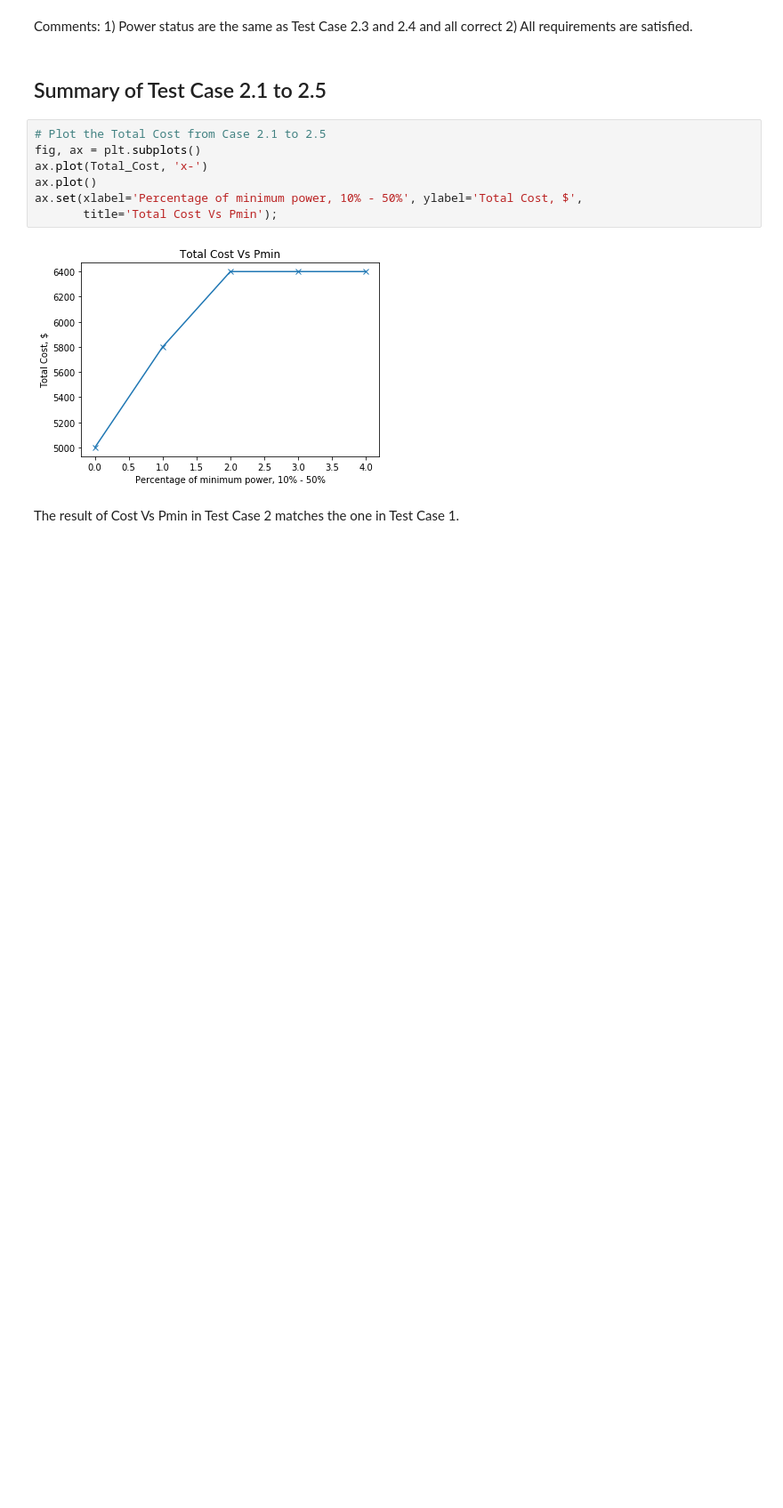
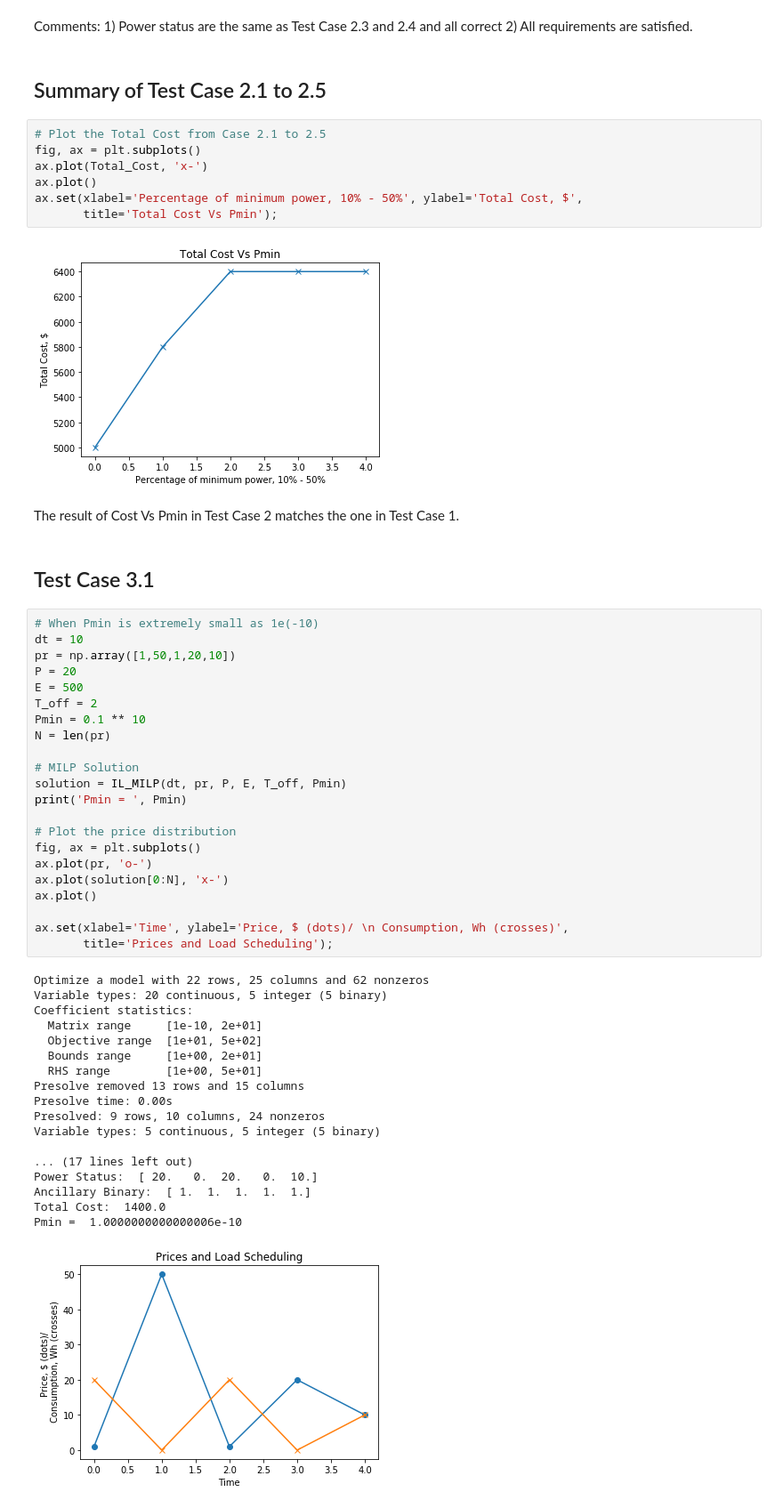
Before and after one commit to SiyueZoe/FYP-Project, a Jupyter notebook: Sensitivity Test for Pmin in IL_with_EM_MILP.ipynb, the cells around one changed output. Shown at 89% size. Saved outputs shown, nothing was run; the diff lists cells and outputs as text; blank space fills up the shorter version.

Commit message:
Comparison between IL w/ EM and IL w/o EM when Pmin is extremely small is added in

```diff
--- a/Sensitivity Test for Pmin in IL_with_EM_MILP.ipynb
+++ b/Sensitivity Test for Pmin in IL_with_EM_MILP.ipynb
@@ -496,3 +505,46 @@ ax.set(xlabel='Percentage of minimum power, 10% - 50%', ylabel='Total Cost, $',
 [figure]
 # %% [markdown]
 The result of Cost Vs Pmin in Test Case 2 matches the one in Test Case 1.
+# %% [markdown]
+## Test Case 3.1
+# %%
+# When Pmin is extremely small as 1e(-10)
+dt = 10
+pr = np.array([1,50,1,20,10])
+P = 20
+E = 500
+T_off = 2
+Pmin = 0.1 ** 10
+N = len(pr)
+
+# MILP Solution
+solution = IL_MILP(dt, pr, P, E, T_off, Pmin)
+print('Pmin = ', Pmin)
+
+# Plot the price distribution
+fig, ax = plt.subplots()
+ax.plot(pr, 'o-')
+ax.plot(solution[0:N], 'x-')
+ax.plot()
+
+ax.set(xlabel='Time', ylabel='Price, $ (dots)/ \n Consumption, Wh (crosses)',
+       title='Prices and Load Scheduling');
+# %% [output]
+Optimize a model with 22 rows, 25 columns and 62 nonzeros
+Variable types: 20 continuous, 5 integer (5 binary)
+Coefficient statistics:
+  Matrix range     [1e-10, 2e+01]
+  Objective range  [1e+01, 5e+02]
+  Bounds range     [1e+00, 2e+01]
+  RHS range        [1e+00, 5e+01]
+Presolve removed 13 rows and 15 columns
+Presolve time: 0.00s
+Presolved: 9 rows, 10 columns, 24 nonzeros
+Variable types: 5 continuous, 5 integer (5 binary)
+
+... (17 lines left out)
+Power Status:  [ 20.   0.  20.   0.  10.]
+Ancillary Binary:  [ 1.  1.  1.  1.  1.]
+Total Cost:  1400.0
+Pmin =  1.0000000000000006e-10
+[figure, added]
```
Also changed, not shown: parts of 13 cells of this notebook.
